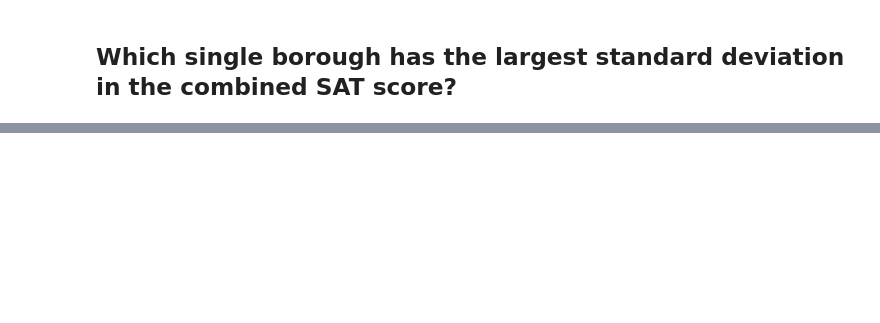
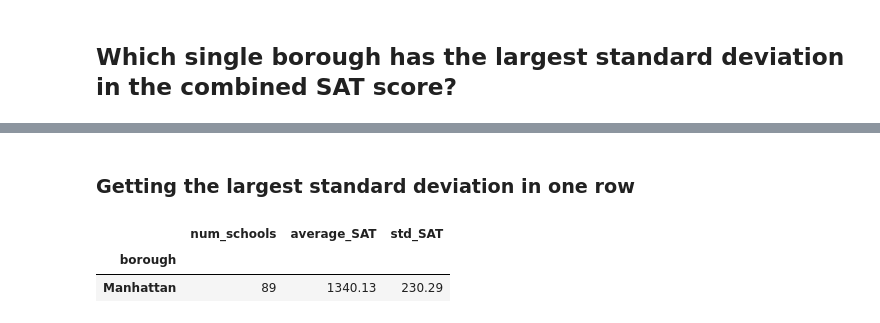
Before and after one commit to engjoaofaro/nyc_public_school_case, a Jupyter notebook: notebook.ipynb, the cells around one changed output, grey strips where cells are left out. Drawn from its saved outputs; the diff is of its cells as text; code cells hidden in the pictures; blank space fills up the shorter version.

```diff
--- a/notebook.ipynb
+++ b/notebook.ipynb
@@ -199,0 +204,16 @@ Name: total_sat, dtype: float64
+# %% [markdown]
+### Getting the largest standard deviation in one row
+# %%
+std_SAT.loc[:, 'num_schools'] = num_schools
+std_SAT.loc[:, 'average_SAT'] = mean_total_SAT
+std_SAT.loc[:, 'std_SAT'] = std_SAT['total_SAT']
+std_SAT.drop(columns=['total_SAT'], inplace=True)
+largest_std_dev = std_SAT
+
+largest_std_dev = largest_std_dev.round(2)
+
+largest_std_dev
+# %% [output]
+|  | num_schools | average_SAT | std_SAT |
+| borough |  |  |  |
+| Manhattan | 89 | 1340.13 | 230.29 |
```
Also changed, not shown: parts of 9 cells of this notebook.
